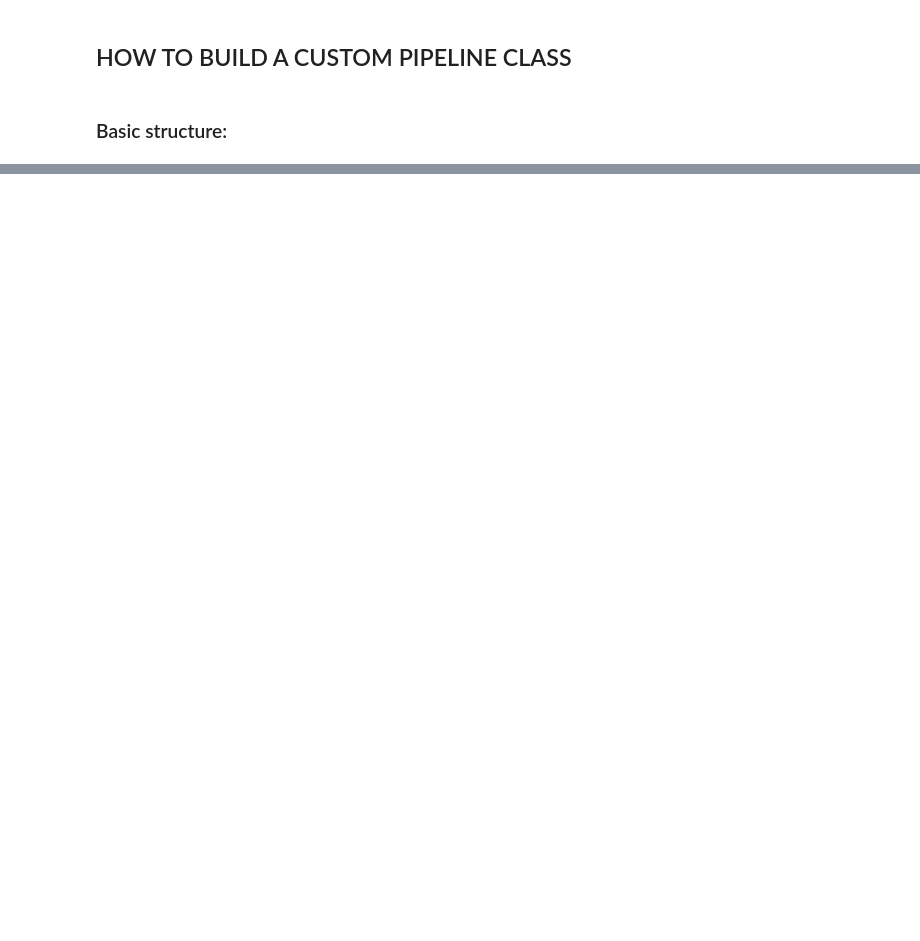
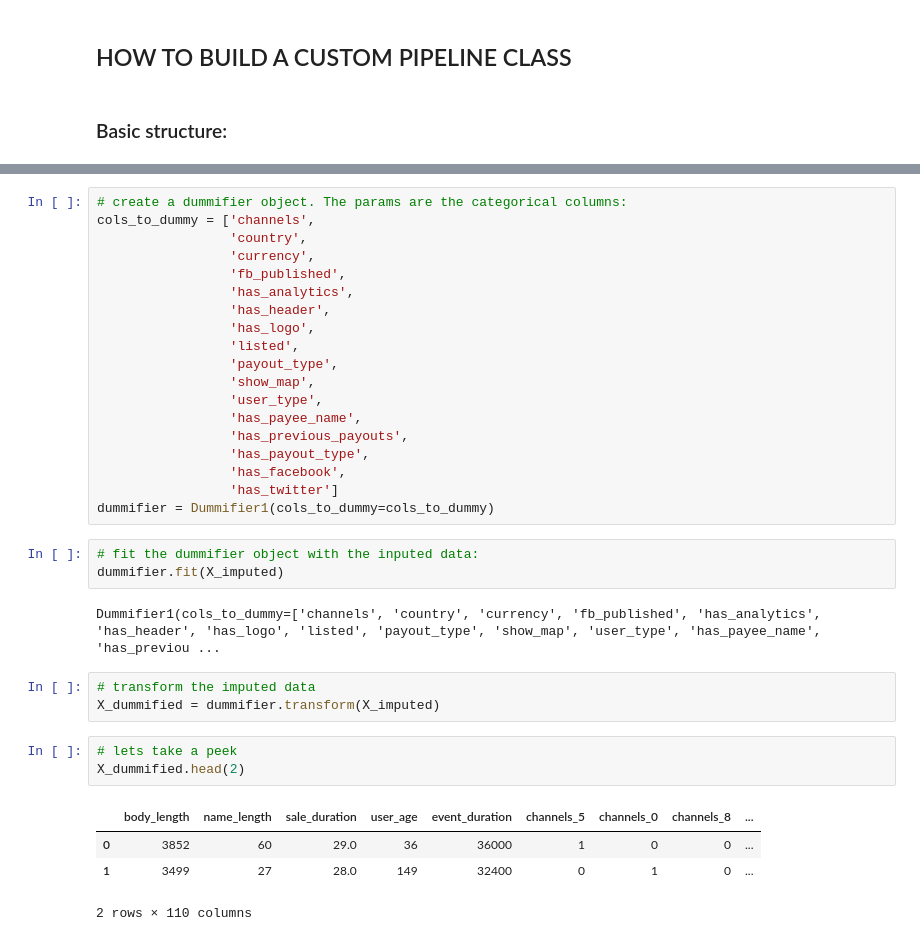
Before and after one commit to leannebaldwin/sklearn_pipelines, a Jupyter notebook: sklearn_pipelines_lesson.ipynb, the cells around one changed output, grey strips where cells are left out. Drawn from its saved outputs; the diff is of its cells as text; blank space fills up the shorter version.

```diff
--- a/sklearn_pipelines_lesson.ipynb
+++ b/sklearn_pipelines_lesson.ipynb
@@ -454,0 +512,35 @@ def pickle_pipeline(pipeline, output_name):
+# %%
+# create a dummifier object. The params are the categorical columns:
+cols_to_dummy = ['channels',
+                 'country',
+                 'currency',
+                 'fb_published',
+                 'has_analytics',
+                 'has_header',
+                 'has_logo',
+                 'listed',
+                 'payout_type',
+                 'show_map',
+                 'user_type',
+                 'has_payee_name',
+                 'has_previous_payouts',
+                 'has_payout_type',
+                 'has_facebook',
+                 'has_twitter']
+dummifier = Dummifier1(cols_to_dummy=cols_to_dummy)
+# %%
+# fit the dummifier object with the inputed data:
+dummifier.fit(X_imputed)
+# %% [output]
+Dummifier1(cols_to_dummy=['channels', 'country', 'currency', 'fb_published', 'has_analytics', 'has_header', 'has_logo', 'listed', 'payout_type', 'show_map', 'user_type', 'has_payee_name', 'has_previou ...
+# %%
+# transform the imputed data
+X_dummified = dummifier.transform(X_imputed)
+# %%
+# lets take a peek
+X_dummified.head(2)
+# %% [output]
+|  | body_length | name_length | sale_duration | user_age | event_duration | channels_5 | channels_0 | channels_8 | ... |
+| 0 | 3852 | 60 | 29.0 | 36 | 36000 | 1 | 0 | 0 | ... |
+| 1 | 3499 | 27 | 28.0 | 149 | 32400 | 0 | 1 | 0 | ... |
+2 rows × 110 columns
```
Also changed, not shown: parts of 55 cells of this notebook, 1 other file.
